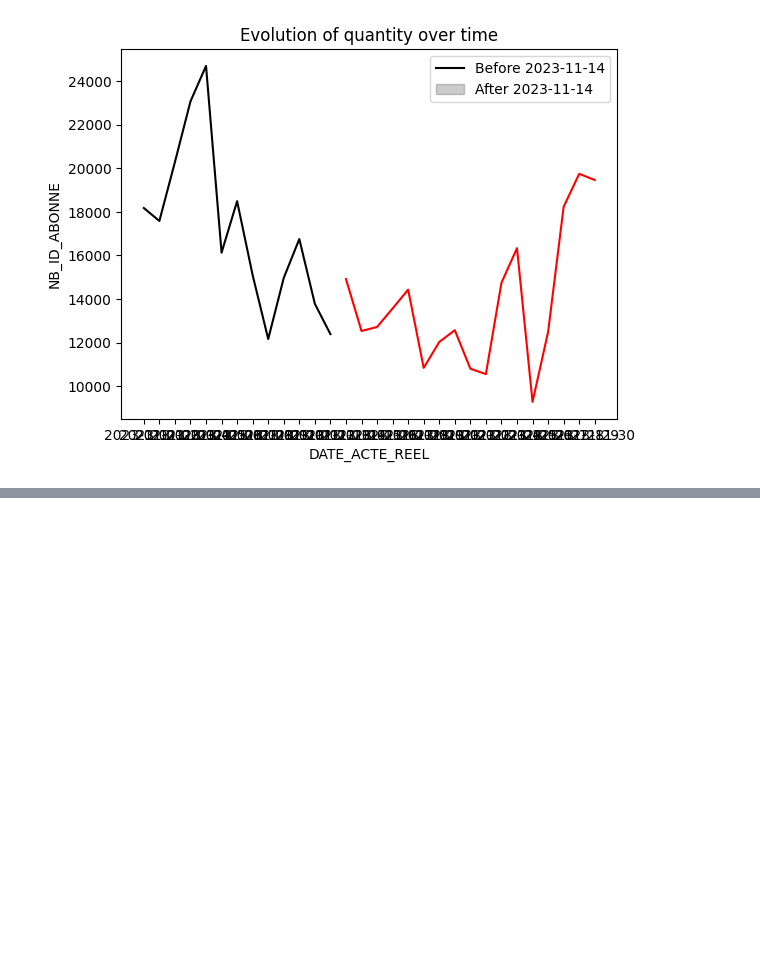
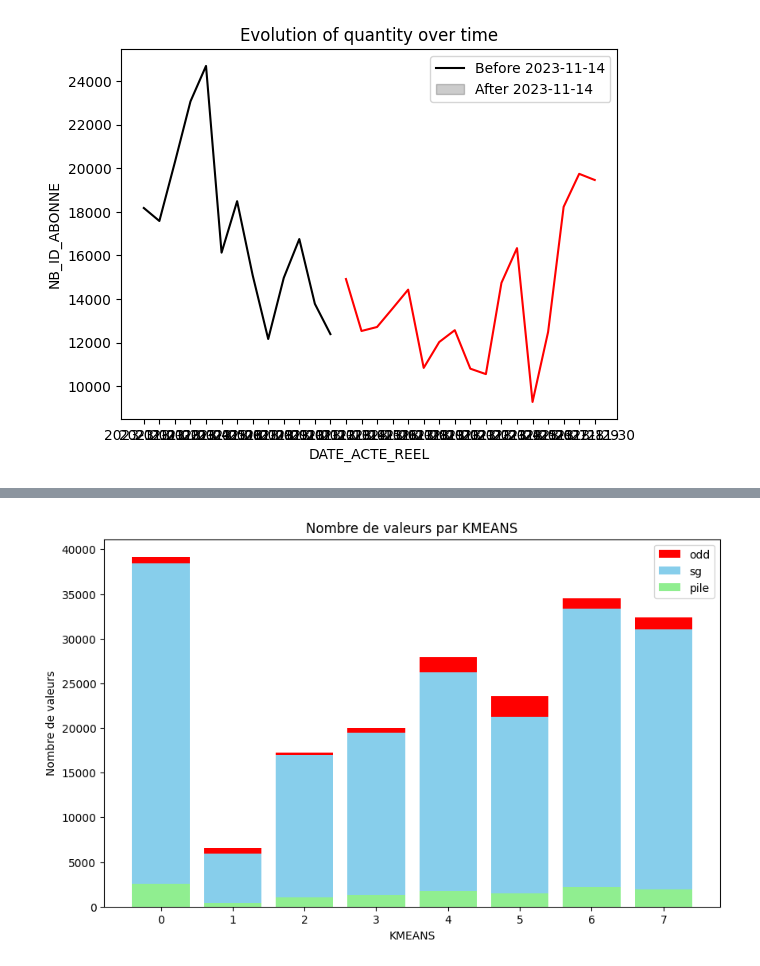
Before and after one commit to Statapp-CANAL/Statapp-CANAL, a Jupyter notebook: Data_operations/antoine.ipynb, the cells around one changed output, grey strips where cells are left out. Saved outputs shown, nothing was run; the diff lists cells and outputs as text; code cells hidden in the pictures; blank space fills up the shorter version.

```diff
--- a/Data_operations/antoine.ipynb
+++ b/Data_operations/antoine.ipynb
@@ -187,0 +233,13 @@ plt.show()
+# %%
+rep_sg = join_dataFrames(sg, cluster_id_all, 'ID_ABONNE')
+liste = rep_sg.groupby(['KMEANS']).count()
+donnees_sg = pd.DataFrame(liste)
+donnees_sg['KMEANS'] = donnees_sg.index
+
+plt.figure(figsize=(10, 6))
+plt.bar(donnees_sg['KMEANS'], donnees_sg['ID_ABONNE'], color='skyblue')
+plt.xlabel('KMEANS')
+plt.ylabel('Nombre de valeurs')
+plt.title('Nombre de valeurs par KMEANS')
+plt.xticks(donnees_sg['KMEANS'])
+plt.show()
@@ -187,0 +275,20 @@ plt.show()
+# %%
+plt.figure(figsize=(10, 6))
+plt.bar(donnees_odd['KMEANS'], donnees_odd['ID_ABONNE'], color='red', label='odd')
+plt.xlabel('KMEANS')
+plt.ylabel('Nombre de valeurs')
+plt.title('Nombre de valeurs par KMEANS')
+plt.xticks(donnees_odd['KMEANS'])
+
+# Deuxième histogramme
+plt.bar(donnees_sg['KMEANS'], donnees_sg['ID_ABONNE'], color='skyblue', label='sg')
+
+# Troisième histogramme
+plt.bar(donnees_pile['KMEANS'], donnees_pile['ID_ABONNE'], color='lightgreen', label='pile')
+
+# Ajouter une légende
+plt.legend()
+
+plt.show()
+# %% [output]
+[figure, added]
```
Also changed, not shown: parts of 14 cells of this notebook.
